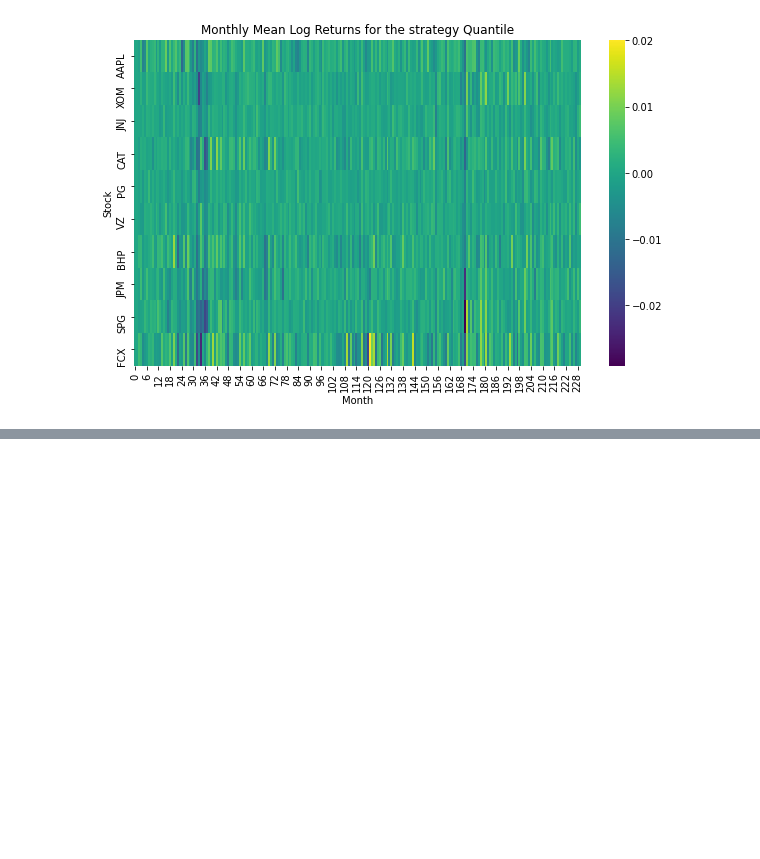
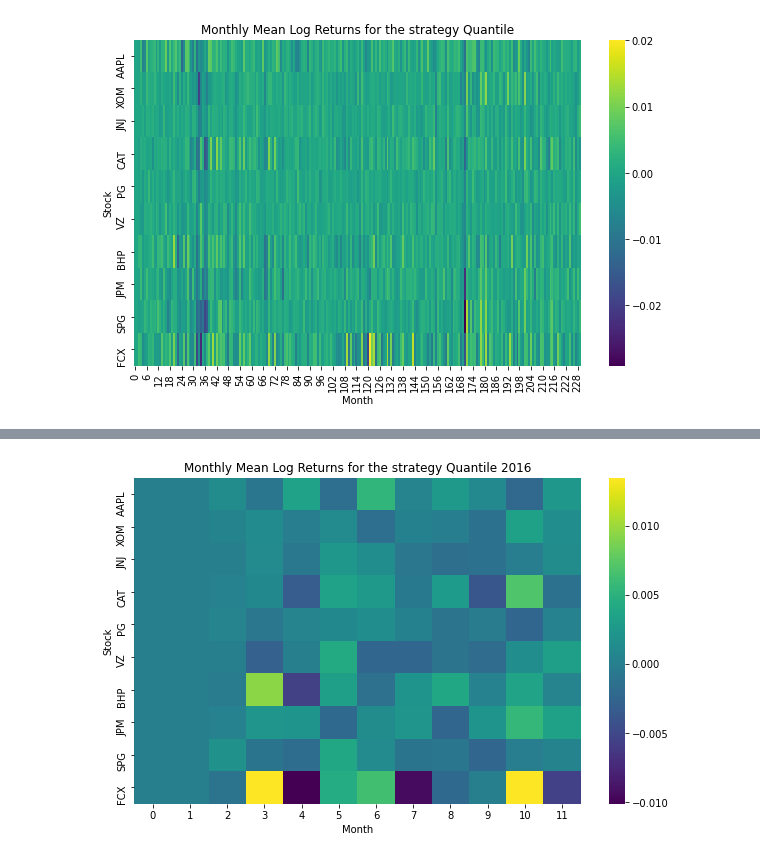
Before and after one commit to ethantrentin/Markets-Physic, a Jupyter notebook: TP2.ipynb, the cells around one changed output, grey strips where cells are left out. Saved outputs shown, nothing was run; the diff lists cells and outputs as text; code cells hidden in the pictures; blank space fills up the shorter version.

```diff
--- a/TP2.ipynb
+++ b/TP2.ipynb
@@ -673,0 +685,5 @@ plot_heatmap_strategy(tickers, df, signals_3, "Quantile")
+# %%
+signals_3_2016 = quantile_strategy(df_2016, tickers, 50, 20)
+plot_heatmap_strategy(tickers, df_2016, signals_3_2016, "Quantile 2016")
+# %% [output]
+[figure, added]
```
Also changed, not shown: parts of 2 cells of this notebook.
